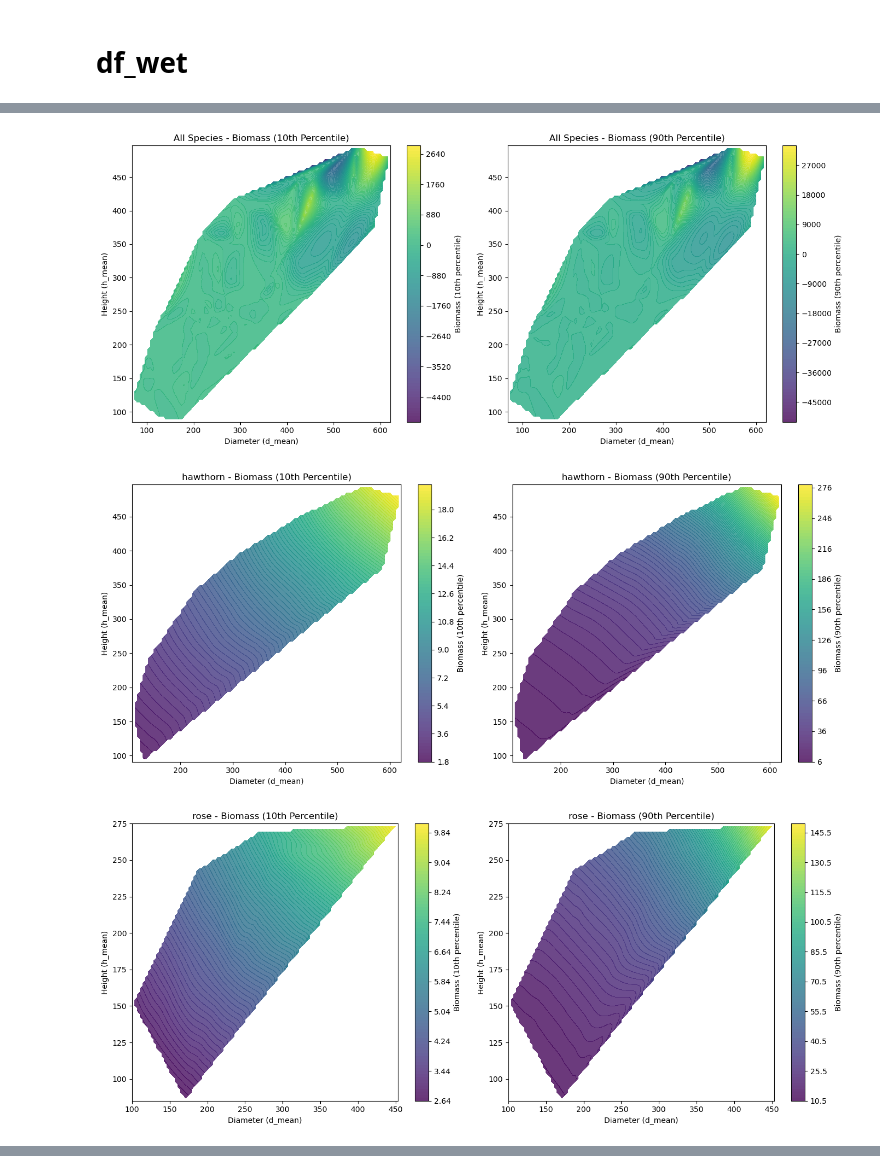
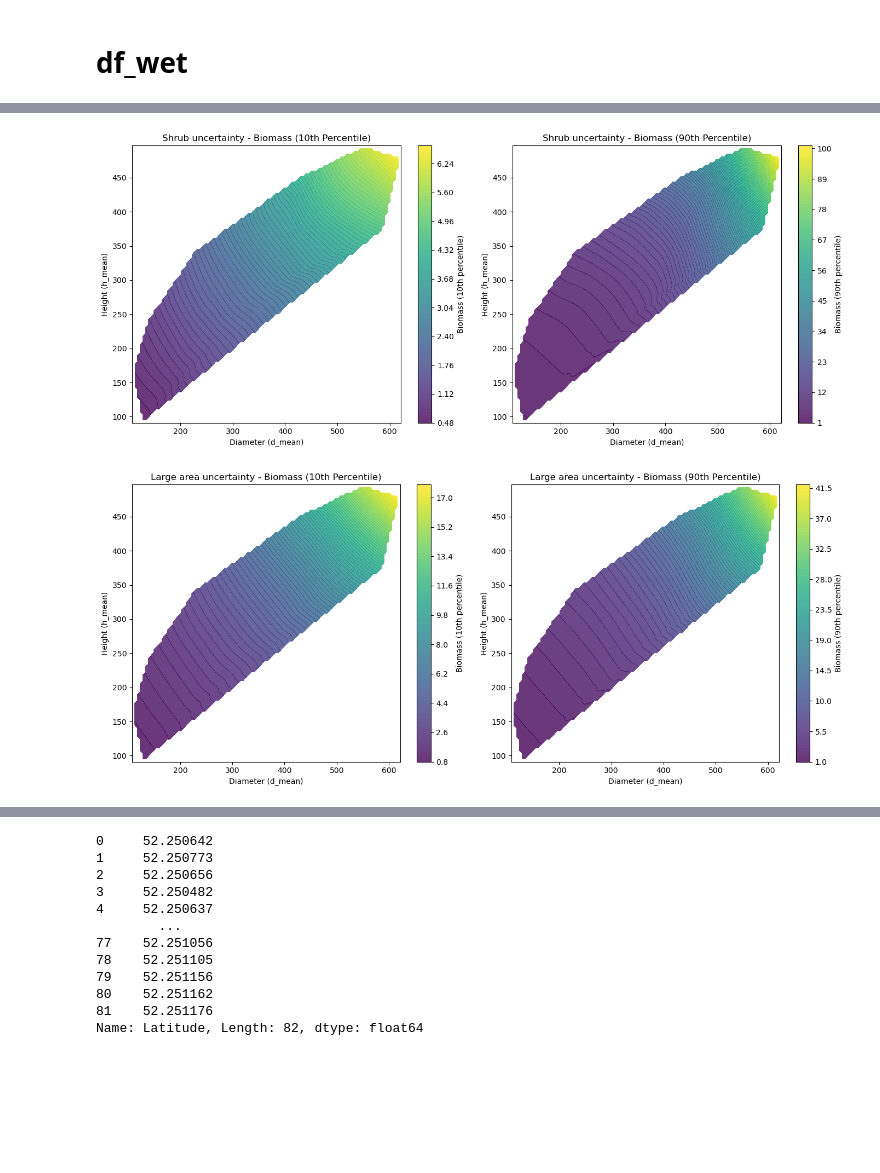
Before and after one commit to douglask3/BRAMBLE, a Jupyter notebook: development_notebook.ipynb, the cells around one changed output, grey strips where cells are left out. Cells and saved outputs as stored; diff of their text form; code cells hidden in the pictures; blank space fills up the shorter version.

```diff
--- a/development_notebook.ipynb
+++ b/development_notebook.ipynb
@@ -430,20 +357,25 @@ for m in range(M):
         param_dict = {'betas': params_opt['betas'][m, n, :], 'beta0': params_opt['beta0'][m, n, :]}
 
         allometry_model = BRAMBLE(param_dict, inference = False)
-        simulation_results[:, m, n] = allometry_model.predict_multi_species(X, species_idx)
+        simulation_results[:, m, n] = allometry_model.predict_multi_species(X, 0)
 
 # Calculate the mean and standard deviation of the simulations for each row in X
 simulation_means = simulation_results.mean(axis=(1, 2))
 simulation_stds = simulation_results.std(axis=(1, 2))
-percentile_10 = np.percentile(simulation_results, 10, axis=(1, 2))
+percentile_05 = np.percentile(simulation_results, 5, axis=(1, 2))
+percentile_25 = np.percentile(simulation_results, 33, axis=(1, 2))
 percentile_50 = np.percentile(simulation_results, 50, axis=(1, 2))
-percentile_90 = np.percentile(simulation_results, 90, axis=(1, 2))
+percentile_75 = np.percentile(simulation_results, 67, axis=(1, 2))
+percentile_95 = np.percentile(simulation_results, 95, axis=(1, 2))
 
 # Add the percentile range to the DataFrame
-df_out['simulation_10'] = percentile_10
-df_out['simulation_50'] = percentile_50
-df_out['simulation_90'] = percentile_90
+df['simulation_05'] = percentile_05
+df['simulation_50'] = percentile_50
+df['simulation_95'] = percentile_95
+
+df['simulation_25'] = percentile_25
+df['simulation_75'] = percentile_75
 
 # Add the mean and std to the DataFrame
-df_out['simulation_mean'] = simulation_means
-df_out['simulation_std'] = simulation_stds
+df['simulation_mean'] = simulation_means
+df['simulation_std'] = simulation_stds
@@ -545,11 +493,7 @@ import numpy as np
 from scipy.interpolate import griddata
 import seaborn as sns
 
-# Generate a list of unique species in the DataFrame
-species_list = df_out['species'].unique()
 
-# Set up a color palette for consistent coloring across species
-species_colors = sns.color_palette("viridis", len(species_list))
 
 # Define function to plot contour for each species
 def plot_biomass_surface(d_mean, h_mean, biomass_10, biomass_90, species_name=None, color=None):
@@ -558,48 +502,37 @@ def plot_biomass_surface(d_mean, h_mean, biomass_10, biomass_90, species_name=No
     h_min, h_max = h_mean.min(), h_mean.max()
     d_grid, h_grid = np.meshgrid(
         np.linspace(d_min, d_max, 100),
         np.linspace(h_min, h_max, 100)
     )
 
     # Interpolate biomass values for the 10th and 90th percentiles on the grid
-    biomass_10_grid = griddata((d_mean, h_mean), biomass_10, (d_grid, h_grid), method='cubic')
-    biomass_90_grid = griddata((d_mean, h_mean), biomass_90, (d_grid, h_grid), method='cubic')
+    mask = ~np.isnan(biomass_10)
+    biomass_10_grid = griddata((d_mean[mask], h_mean[mask]), biomass_10[mask], (d_grid, h_grid), method='cubic')
+    biomass_90_grid = griddata((d_mean[mask], h_mean[mask]), biomass_90[mask], (d_grid, h_grid), method='cubic')
 
     # Create subplots for the 10th and 90th percentile surfaces
     fig, axs = plt.subplots(1, 2, figsize=(14, 6))
 
     # 10th percentile plot
     c1 = axs[0].contourf(d_grid, h_grid, biomass_10_grid, levels=100, cmap='viridis', alpha=0.8)
     axs[0].set_title(f"{species_name} - Biomass (10th Percentile)")
     axs[0].set_xlabel("Diameter (d_mean)")
     axs[0].set_ylabel("Height (h_mean)")
     fig.colorbar(c1, ax=axs[0], label="Biomass (10th percentile)")
 
     # 90th percentile plot
     c2 = axs[1].contourf(d_grid, h_grid, biomass_90_grid, levels=100, cmap='viridis', alpha=0.8)
     axs[1].set_title(f"{species_name} - Biomass (90th Percentile)")
     axs[1].set_xlabel("Diameter (d_mean)")
     axs[1].set_ylabel("Height (h_mean)")
     fig.colorbar(c2, ax=axs[1], label="Biomass (90th percentile)")
 
     plt.tight_layout()
     plt.show()
 
 # Overall plot for all species
-plot_biomass_surface(df_out['d_mean'], df_out['h_mean'], df_out['simulation_10'], df_out['simulation_90'], "All Species")
-
-# Separate plots for each species
-for i, species in enumerate(species_list):
-    species_data = df_out[df_out['species'] == species]
-    plot_biomass_surface(
-        species_data['d_mean'],
-        species_data['h_mean'],
-        species_data['simulation_10'],
-        species_data['simulation_90'],
-        species_name=species,
-        color=species_colors[i]
-    )
+plot_biomass_surface(df['Diameter mean (cm)'], df['Height mean (cm)'], df['simulation_05'], df['simulation_95'], "Shrub uncertainty")
+plot_biomass_surface(df['Diameter mean (cm)'], df['Height mean (cm)'], df['simulation_25'], df['simulation_75'], "Large area uncertainty")
 # %% [output]
-[figure, old version]
+[figure, new version]
-[figure, old version]
+[figure, new version]
-[figure, removed]
@@ -607,0 +539,15 @@ for i, species in enumerate(species_list):
+# %%
+df['Latitude']
+# %% [output]
+0     52.250642
+1     52.250773
+2     52.250656
+3     52.250482
+4     52.250637
+        ...
+77    52.251056
+78    52.251105
+79    52.251156
+80    52.251162
+81    52.251176
+Name: Latitude, Length: 82, dtype: float64
```
Also changed, not shown: parts of 19 cells of this notebook.
